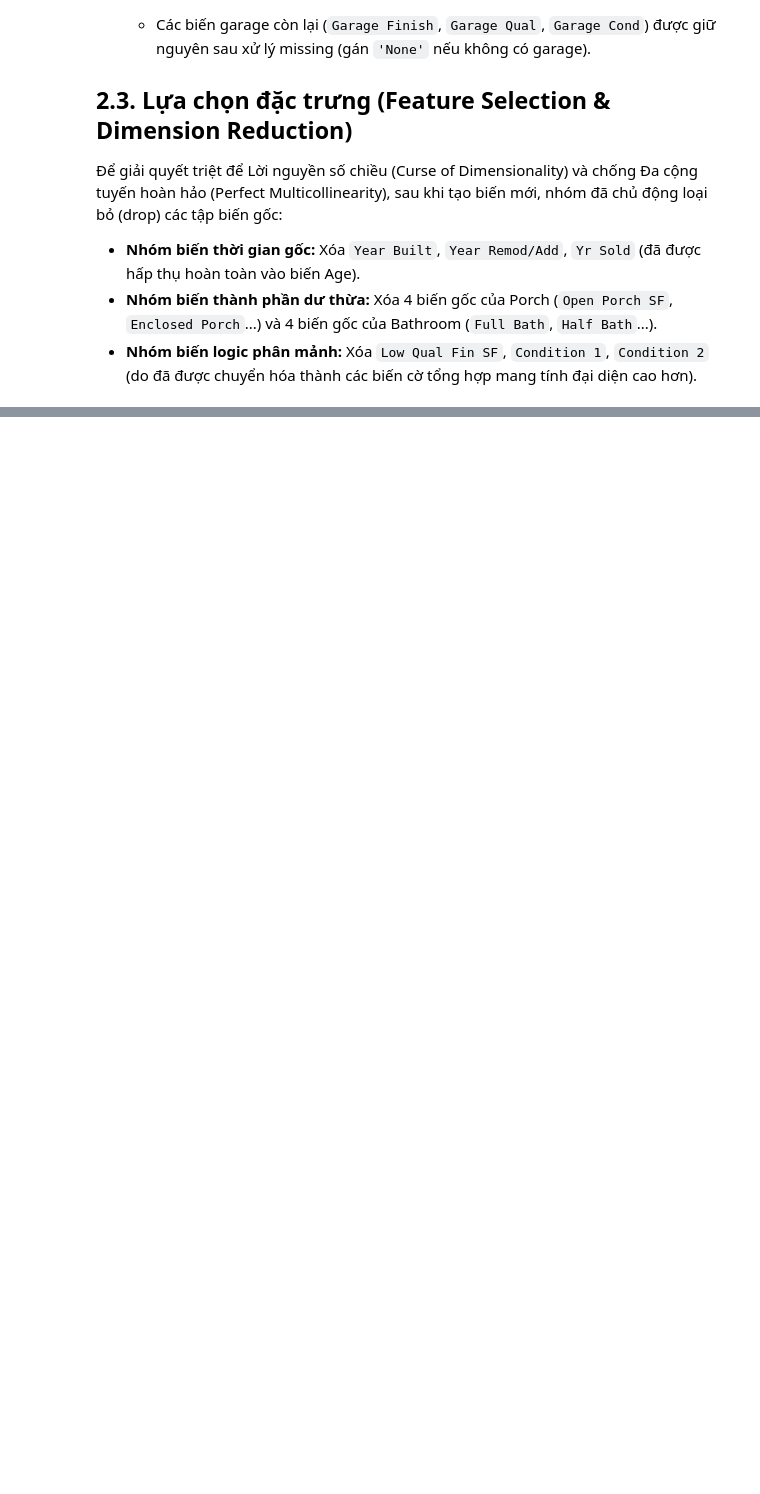
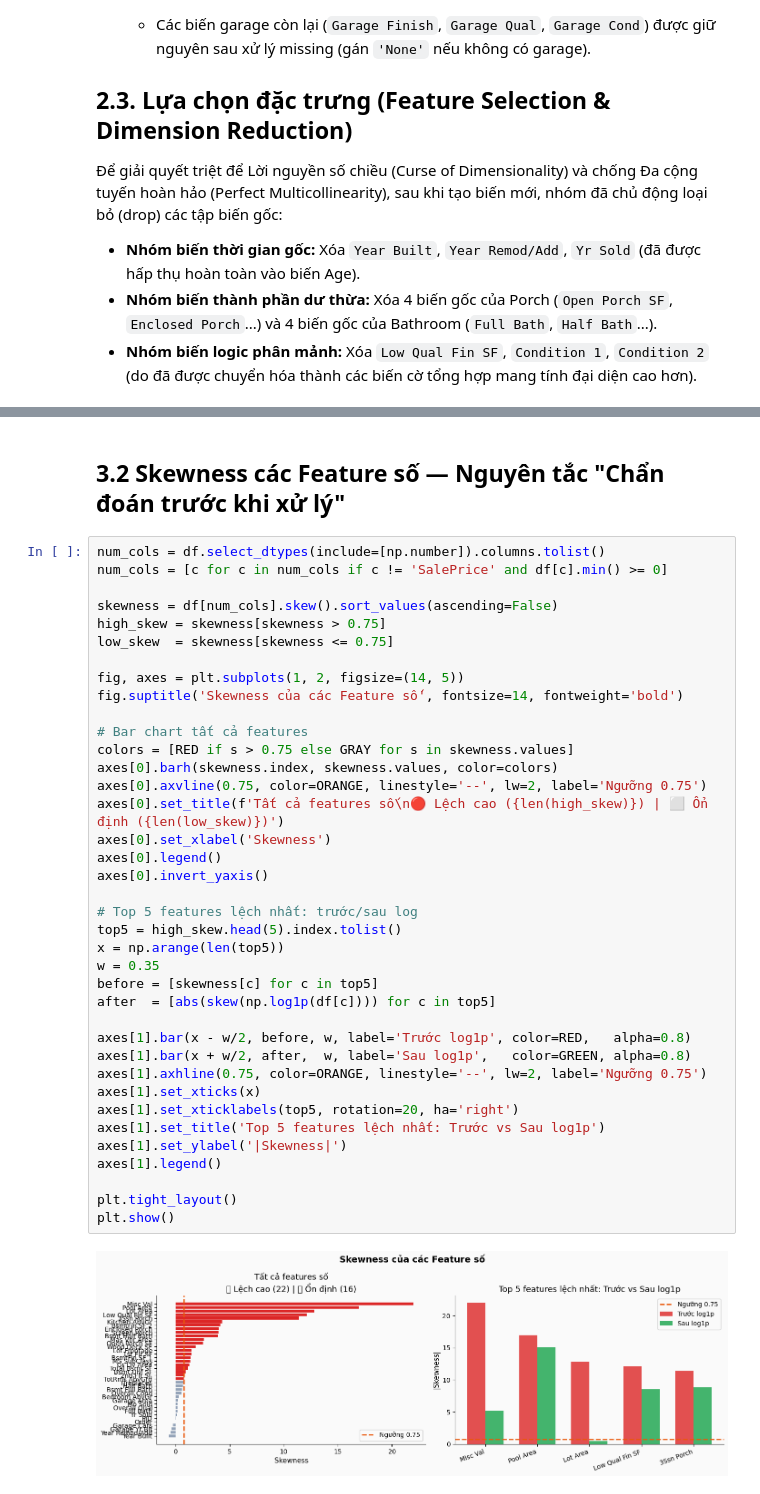
Before and after one commit to BB1311/Data-Fitting-And-OLS-Method, a Jupyter notebook: part2/part2_notebook.ipynb, the cells around one changed output, grey strips where cells are left out. Drawn from its saved outputs; the diff is of its cells as text; blank space fills up the shorter version.

```diff
--- a/part2/part2_notebook.ipynb
+++ b/part2/part2_notebook.ipynb
@@ -539,0 +580,42 @@ Dựa trên nguyên tắc tối ưu hóa thông tin và giảm nhiễu cho mô h
+# %% [markdown]
+## 3.2 Skewness các Feature số — Nguyên tắc "Chẩn đoán trước khi xử lý"
+# %%
+num_cols = df.select_dtypes(include=[np.number]).columns.tolist()
+num_cols = [c for c in num_cols if c != 'SalePrice' and df[c].min() >= 0]
+
+skewness = df[num_cols].skew().sort_values(ascending=False)
+high_skew = skewness[skewness > 0.75]
+low_skew  = skewness[skewness <= 0.75]
+
+fig, axes = plt.subplots(1, 2, figsize=(14, 5))
+fig.suptitle('Skewness của các Feature số', fontsize=14, fontweight='bold')
+
+# Bar chart tất cả features
+colors = [RED if s > 0.75 else GRAY for s in skewness.values]
+axes[0].barh(skewness.index, skewness.values, color=colors)
+axes[0].axvline(0.75, color=ORANGE, linestyle='--', lw=2, label='Ngưỡng 0.75')
+axes[0].set_title(f'Tất cả features số\n🔴 Lệch cao ({len(high_skew)}) | ⬜ Ổn định ({len(low_skew)})')
+axes[0].set_xlabel('Skewness')
+axes[0].legend()
+axes[0].invert_yaxis()
+
+# Top 5 features lệch nhất: trước/sau log
+top5 = high_skew.head(5).index.tolist()
+x = np.arange(len(top5))
+w = 0.35
+before = [skewness[c] for c in top5]
+after  = [abs(skew(np.log1p(df[c]))) for c in top5]
+
+axes[1].bar(x - w/2, before, w, label='Trước log1p', color=RED,   alpha=0.8)
+axes[1].bar(x + w/2, after,  w, label='Sau log1p',   color=GREEN, alpha=0.8)
+axes[1].axhline(0.75, color=ORANGE, linestyle='--', lw=2, label='Ngưỡng 0.75')
+axes[1].set_xticks(x)
+axes[1].set_xticklabels(top5, rotation=20, ha='right')
+axes[1].set_title('Top 5 features lệch nhất: Trước vs Sau log1p')
+axes[1].set_ylabel('|Skewness|')
+axes[1].legend()
+
+plt.tight_layout()
+plt.show()
+# %% [output]
+[figure, added]
```
Also changed, not shown: parts of 25 cells of this notebook.
